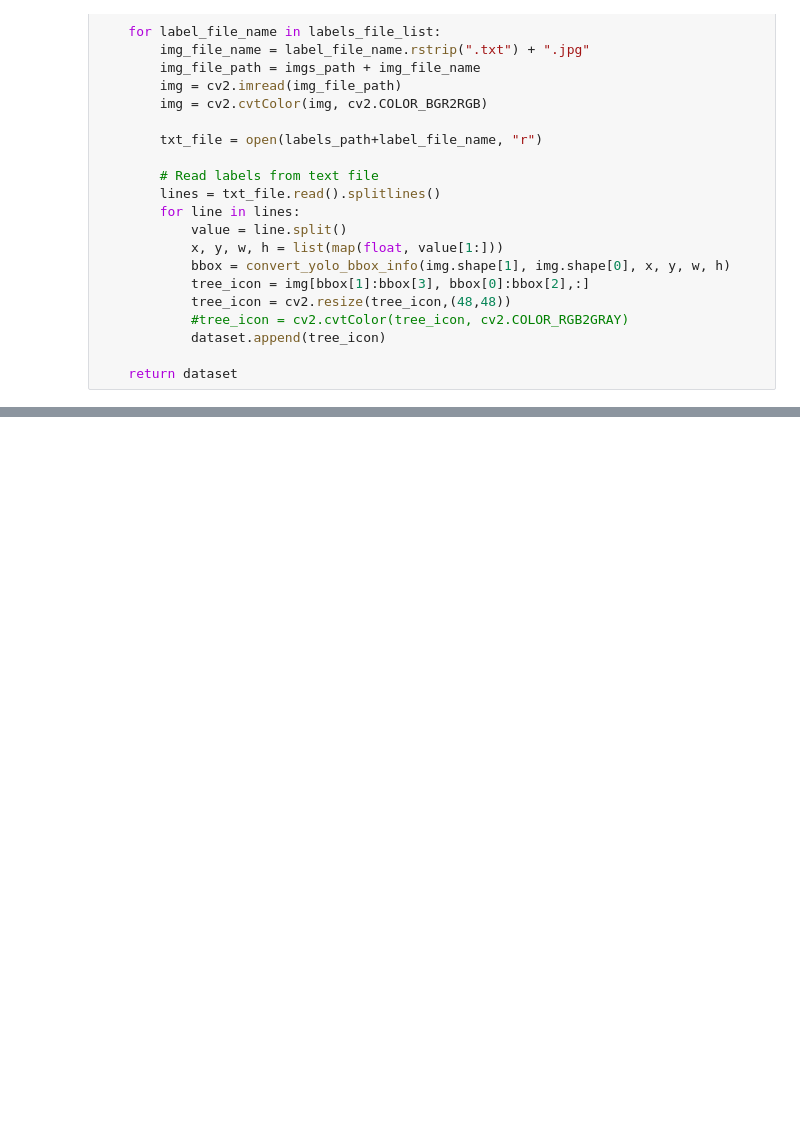
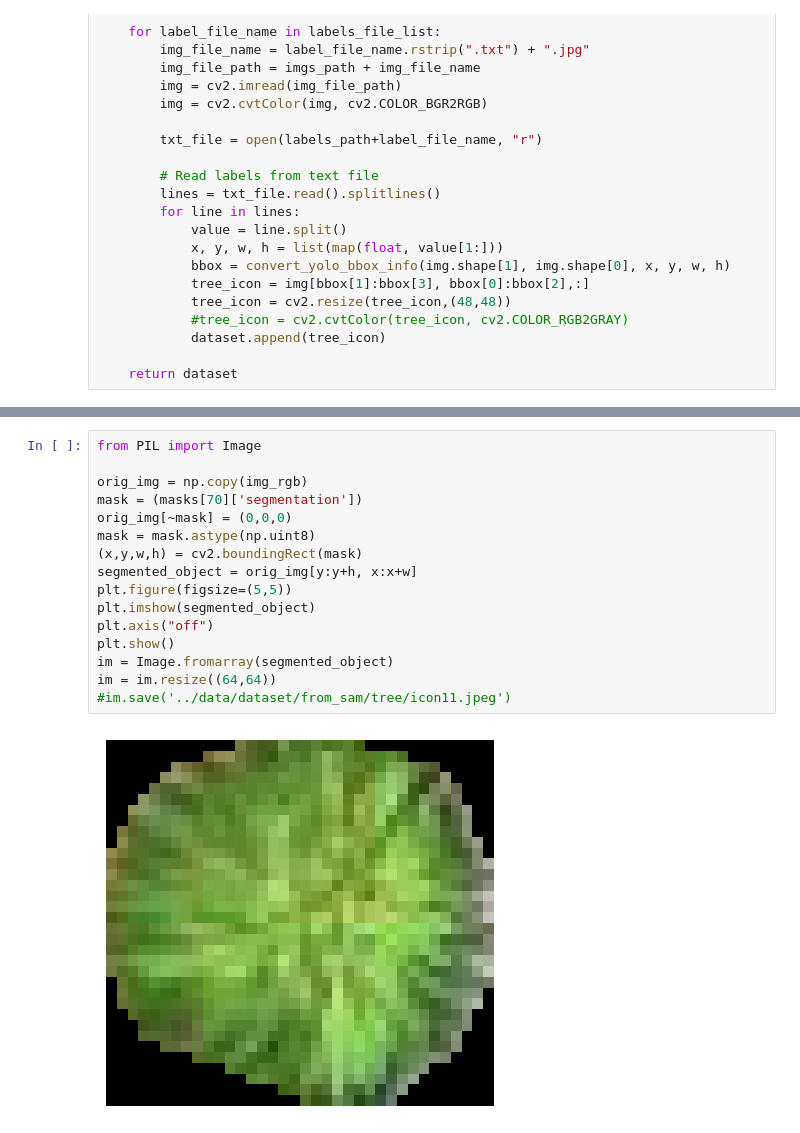
Before and after one commit to PeoplePlusAI/GreenTrack, a Jupyter notebook: Tree Counter/src/finding_trees_using_sam_annotated_data.ipynb, the cells around one changed output, grey strips where cells are left out. Drawn from its saved outputs; the diff is of its cells as text; blank space fills up the shorter version.

```diff
--- a/Tree Counter/src/finding_trees_using_sam_annotated_data.ipynb
+++ b/Tree Counter/src/finding_trees_using_sam_annotated_data.ipynb
@@ -285,0 +291,18 @@ tensor([[1.]], grad_fn=<SigmoidBackward0>)
+# %%
+from PIL import Image
+
+orig_img = np.copy(img_rgb)
+mask = (masks[70]['segmentation'])
+orig_img[~mask] = (0,0,0)
+mask = mask.astype(np.uint8)
+(x,y,w,h) = cv2.boundingRect(mask)
+segmented_object = orig_img[y:y+h, x:x+w]
+plt.figure(figsize=(5,5))
+plt.imshow(segmented_object)
+plt.axis("off")
+plt.show()
+im = Image.fromarray(segmented_object)
+im = im.resize((64,64))
+#im.save('../data/dataset/from_sam/tree/icon11.jpeg')
+# %% [output]
+[figure, added]
```
Also changed, not shown: parts of 10 cells of this notebook.
